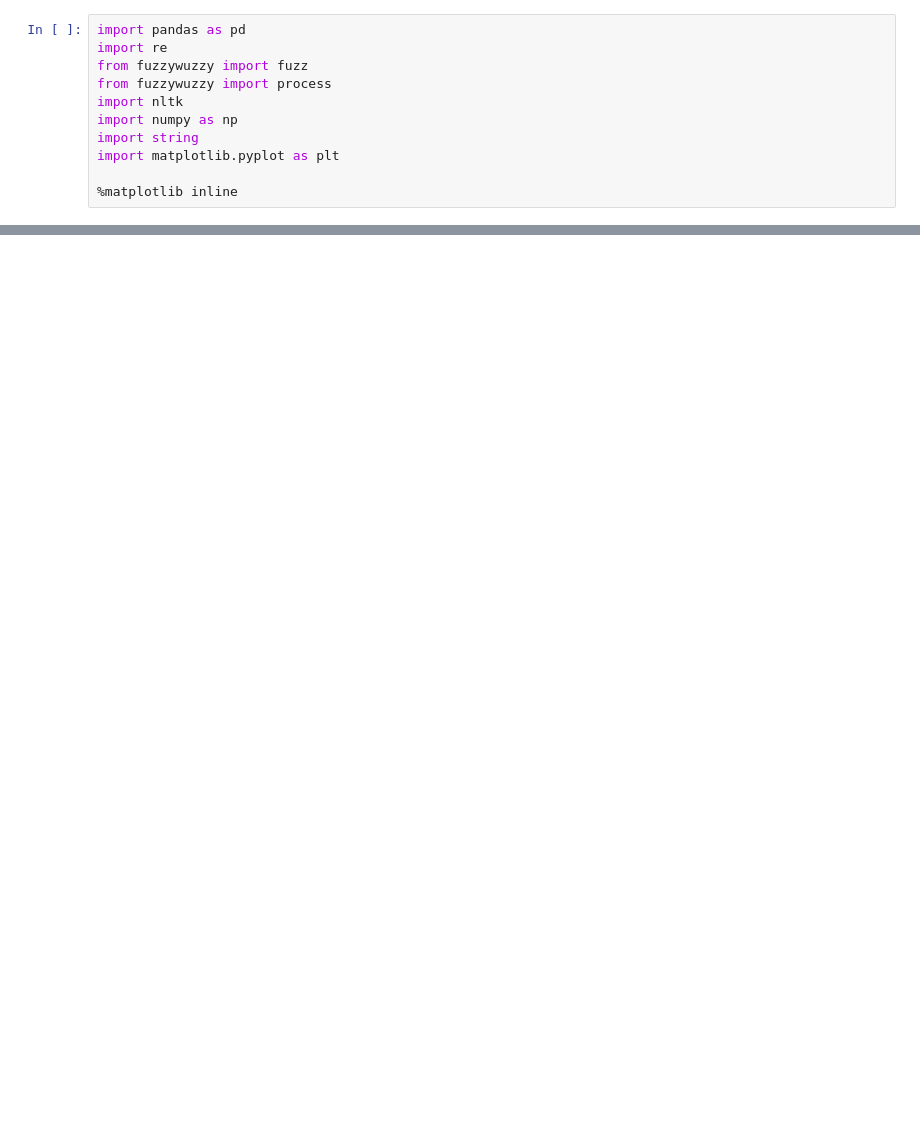
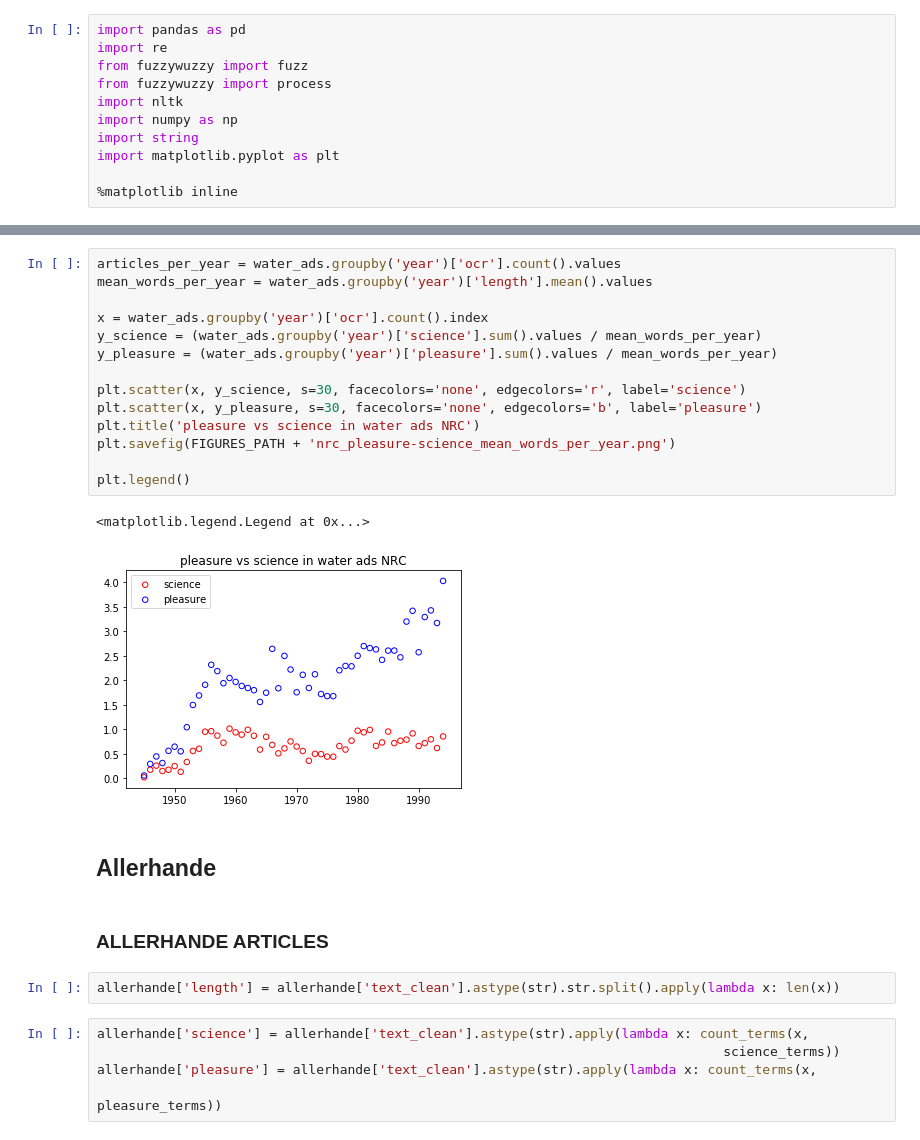
Before and after one commit to melvinwevers/Allerhande, a Jupyter notebook: notebooks/Prepare_water_dataset.ipynb, the cells around one changed output, grey strips where cells are left out. Cells and saved outputs as stored; diff of their text form; blank space fills up the shorter version.

```diff
--- a/notebooks/Prepare_water_dataset.ipynb
+++ b/notebooks/Prepare_water_dataset.ipynb
@@ -192,0 +142,28 @@ df_merge
+# %%
+articles_per_year = water_ads.groupby('year')['ocr'].count().values
+mean_words_per_year = water_ads.groupby('year')['length'].mean().values
+
+x = water_ads.groupby('year')['ocr'].count().index
+y_science = (water_ads.groupby('year')['science'].sum().values / mean_words_per_year)
+y_pleasure = (water_ads.groupby('year')['pleasure'].sum().values / mean_words_per_year)
+
+plt.scatter(x, y_science, s=30, facecolors='none', edgecolors='r', label='science')
+plt.scatter(x, y_pleasure, s=30, facecolors='none', edgecolors='b', label='pleasure')
+plt.title('pleasure vs science in water ads NRC')
+plt.savefig(FIGURES_PATH + 'nrc_pleasure-science_mean_words_per_year.png')
+
+plt.legend()
+# %% [output]
+<matplotlib.legend.Legend at 0x...>
+[figure, added]
+# %% [markdown]
+## Allerhande
+# %% [markdown]
+### ALLERHANDE ARTICLES
+# %%
+allerhande['length'] = allerhande['text_clean'].astype(str).str.split().apply(lambda x: len(x))
+# %%
+allerhande['science'] = allerhande['text_clean'].astype(str).apply(lambda x: count_terms(x,
+                                                                                science_terms))
+allerhande['pleasure'] = allerhande['text_clean'].astype(str).apply(lambda x: count_terms(x,
+                                                                                          pleasure_terms))
```
Also changed, not shown: parts of 48 cells of this notebook, 10 other files.
